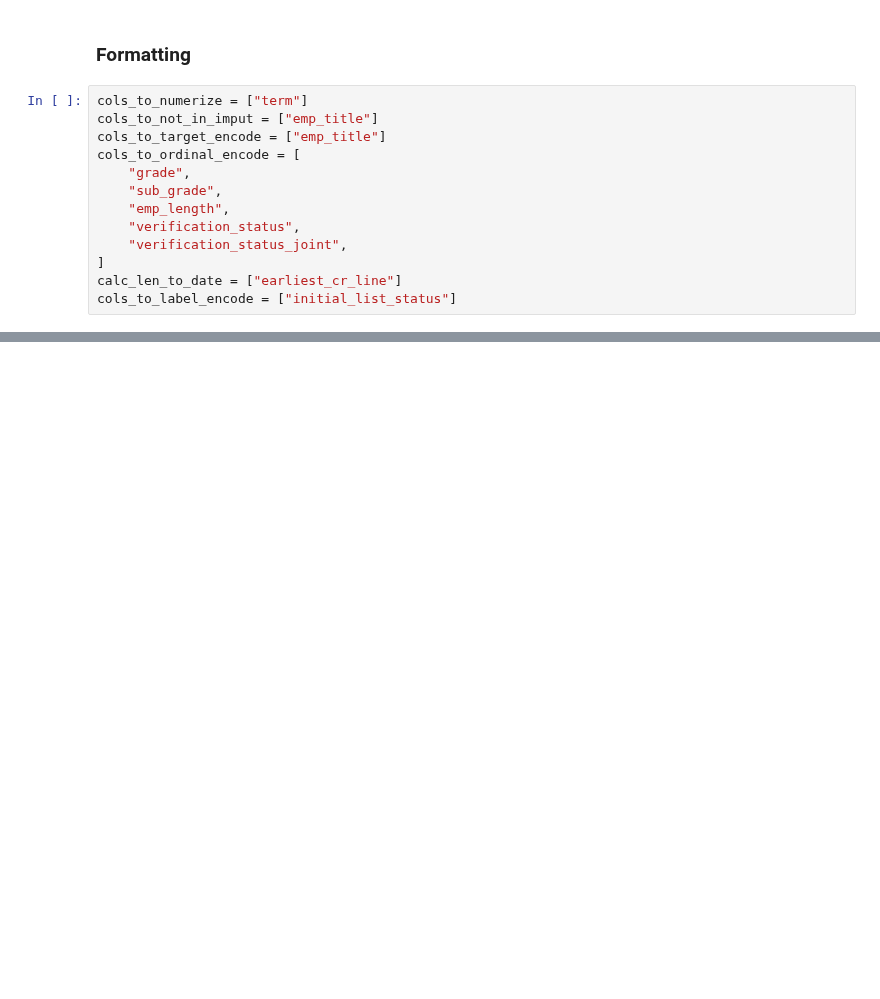
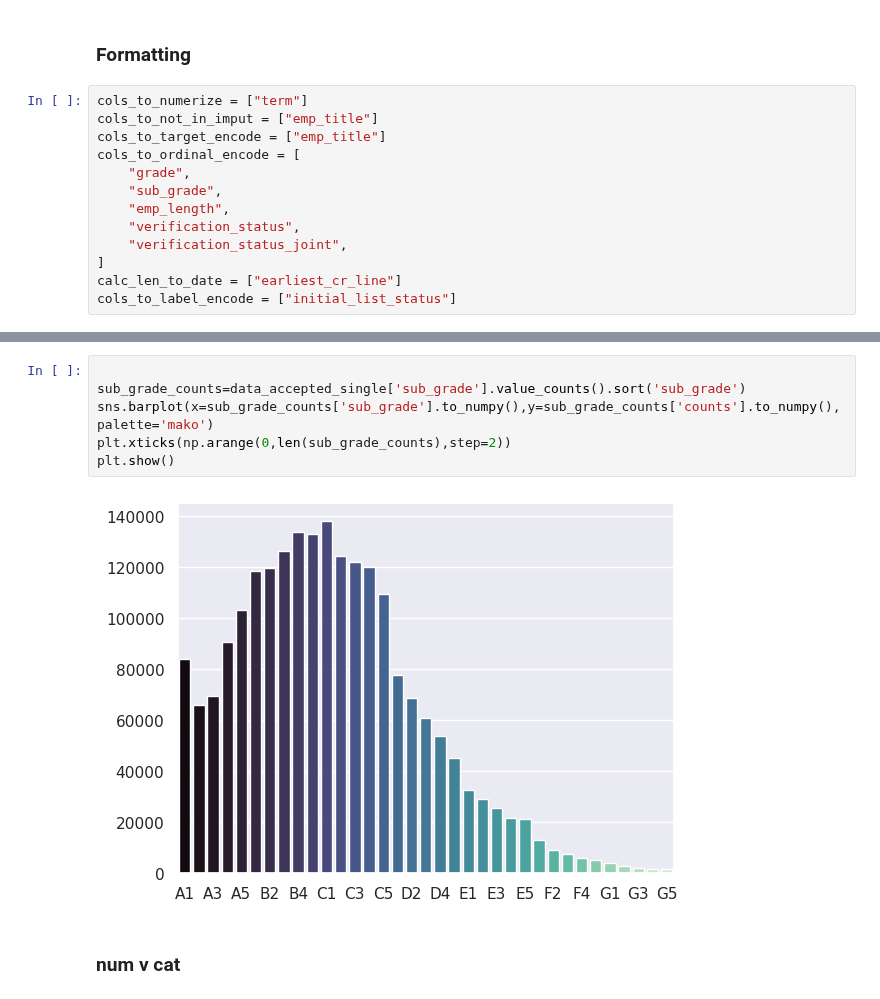
Before and after one commit to gediminas-skvarnavicius/lending-club, a Jupyter notebook: EDA.ipynb, the cells around one changed output, grey strips where cells are left out. Drawn from its saved outputs; the diff is of its cells as text; blank space fills up the shorter version.

```diff
--- a/EDA.ipynb
+++ b/EDA.ipynb
@@ -648,0 +706,10 @@ shape: (4, 2)
+# %%
+
+sub_grade_counts=data_accepted_single['sub_grade'].value_counts().sort('sub_grade')
+sns.barplot(x=sub_grade_counts['sub_grade'].to_numpy(),y=sub_grade_counts['counts'].to_numpy(),palette='mako')
+plt.xticks(np.arange(0,len(sub_grade_counts),step=2))
+plt.show()
+# %% [output]
+[figure, added]
+# %% [markdown]
+### num v cat
```
Also changed, not shown: parts of 20 cells of this notebook, 1 other file.
